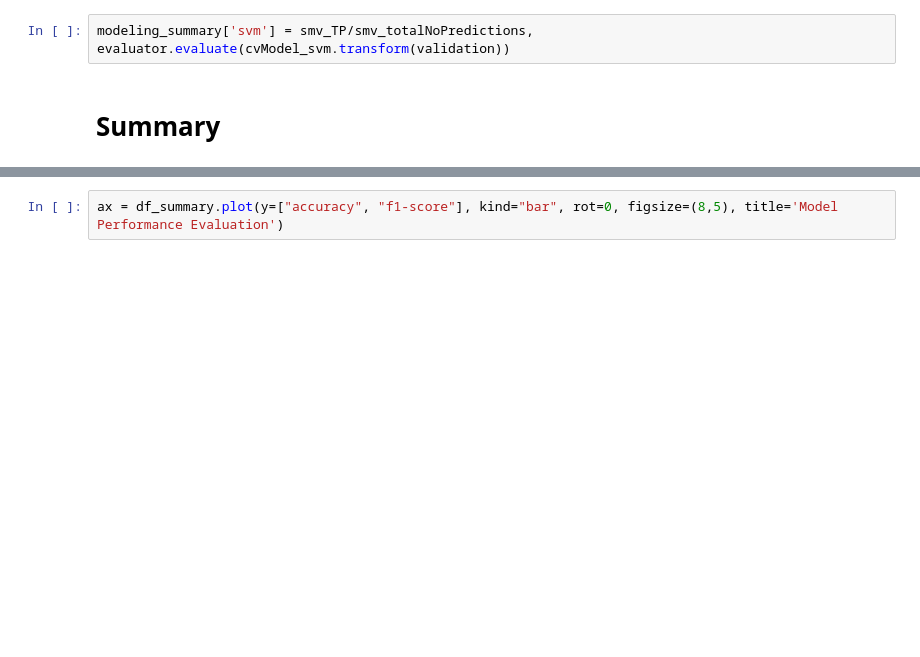
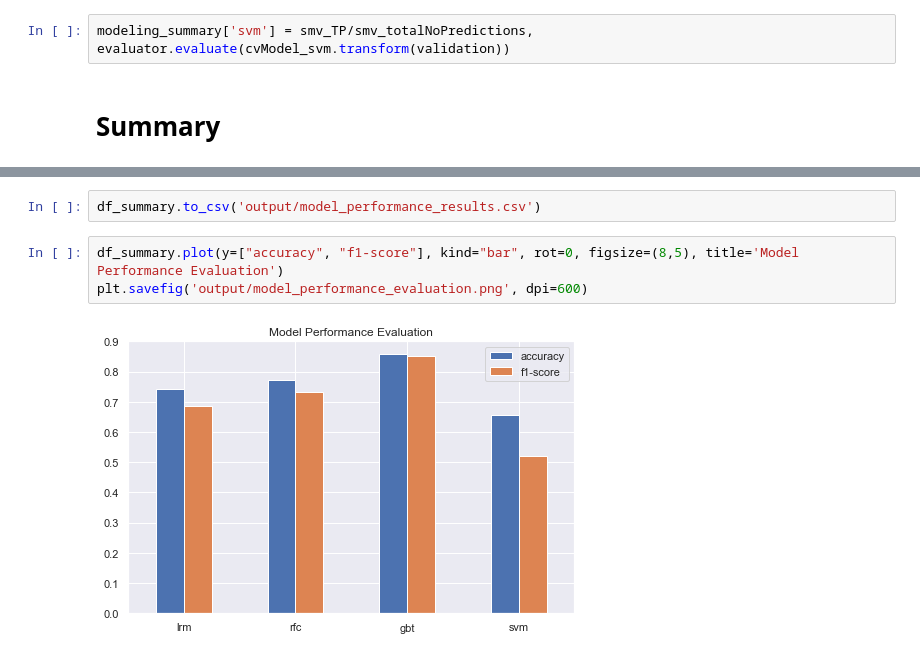
Before and after one commit to timwinkler99/sparkify, a Jupyter notebook: sparkify.ipynb, the cells around one changed output, grey strips where cells are left out. Drawn from its saved outputs; the diff is of its cells as text; blank space fills up the shorter version.

```diff
--- a/sparkify.ipynb
+++ b/sparkify.ipynb
@@ -639,2 +662,7 @@ df_summary.round(4)
+# %%
+df_summary.to_csv('output/model_performance_results.csv')
 # %%
-ax = df_summary.plot(y=["accuracy", "f1-score"], kind="bar", rot=0, figsize=(8,5), title='Model Performance Evaluation')
+df_summary.plot(y=["accuracy", "f1-score"], kind="bar", rot=0, figsize=(8,5), title='Model Performance Evaluation')
+plt.savefig('output/model_performance_evaluation.png', dpi=600)
+# %% [output]
+[figure, added]
```
Also changed, not shown: parts of 18 cells of this notebook, 1 other file.
